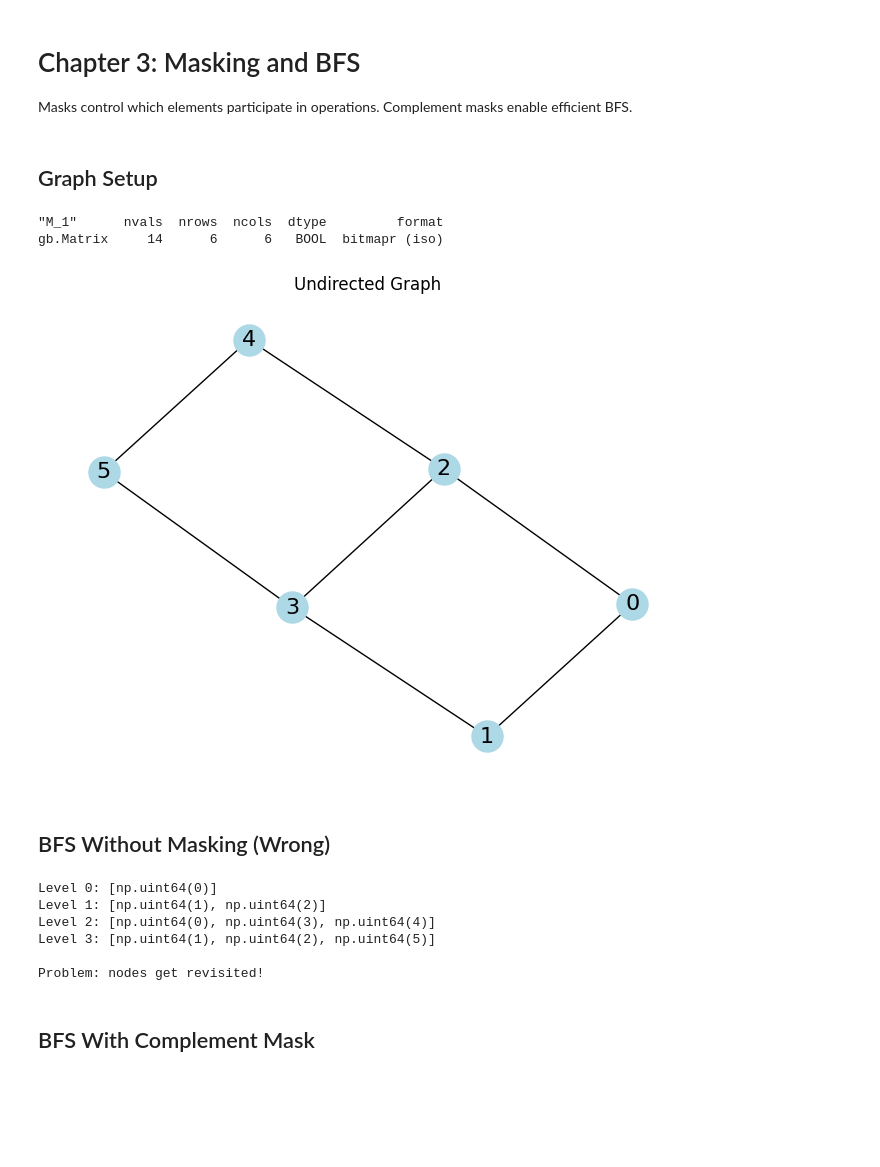
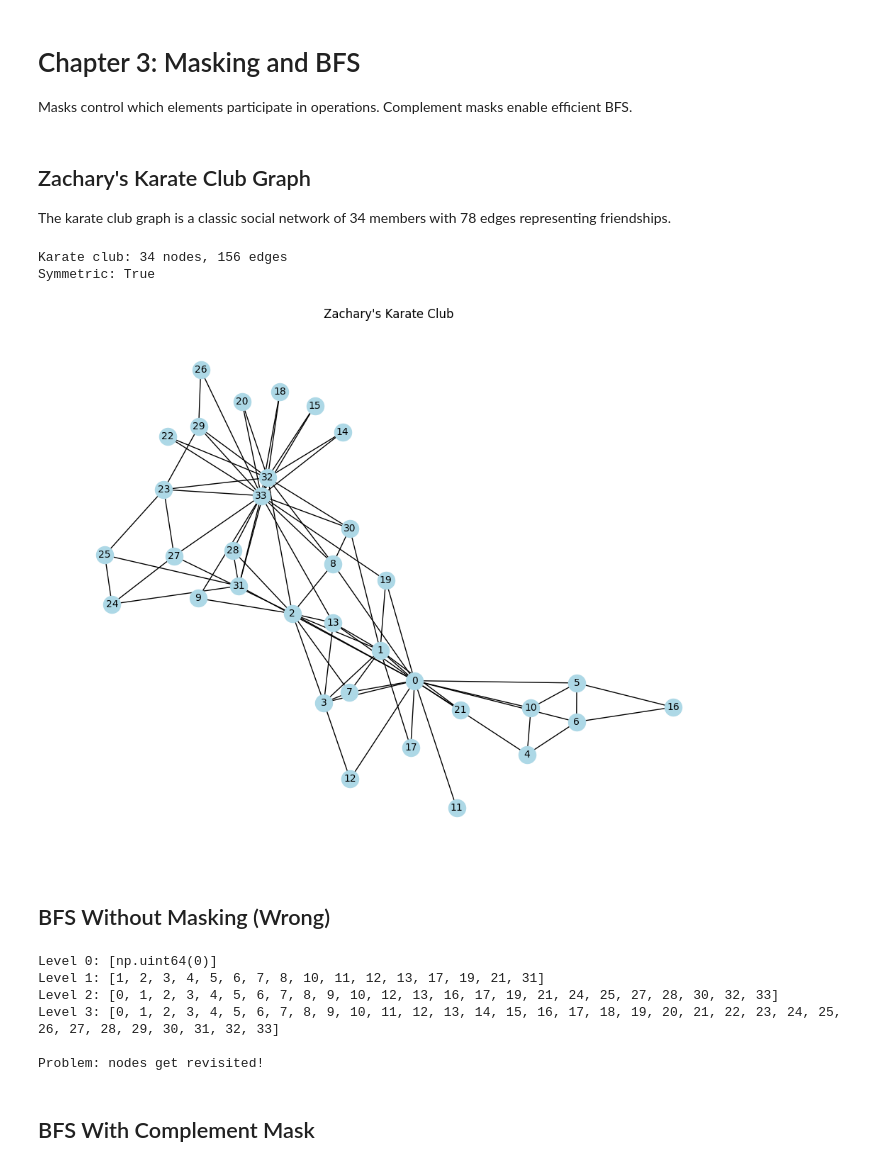
Before and after one commit to GraphBLAS/IllustratedGraphBLAS, a Jupyter notebook: notebooks/03_masking_bfs.ipynb, the cells around one changed output. Saved outputs shown, nothing was run; the diff lists cells and outputs as text; code cells hidden in the pictures; blank space fills up the shorter version.

```diff
--- a/notebooks/03_masking_bfs.ipynb
+++ b/notebooks/03_masking_bfs.ipynb
@@ -8,43 +9,51 @@ from graphblas import Matrix, Vector, semiring, binary
 import networkx as nx
 import matplotlib.pyplot as plt
 from graph_utils import draw_graph, draw_comparison, draw_vector
-# %% [markdown]
-## Graph Setup
-# %%
-# Slightly larger graph for BFS
-edges = [(0,1), (0,2), (1,3), (2,3), (2,4), (3,5), (4,5)]
-rows, cols = zip(*edges)
-
-A = Matrix.from_coo(rows, cols, [True]*len(edges), nrows=6, ncols=6, dtype=bool)
-# Make undirected
-A = A.ewise_add(A.T, binary.any).new()
-print(A)
-# %% [output]
-"M_1"      nvals  nrows  ncols  dtype         format
-gb.Matrix     14      6      6   BOOL  bitmapr (iso)
-# %%
-G = nx.Graph()
-G.add_edges_from(edges)
-pos = draw_graph(G, title="Undirected Graph", directed=False)
-# %% [output]
-[figure, removed]
+# %% [markdown]
+## Zachary's Karate Club Graph
+
+The karate club graph is a classic social network of 34 members with 78 edges representing friendships.
+# %%
+# Load karate club graph from Matrix Market format
+A = gbio.mmread("karate.mtx")
+A = A.dup(dtype=bool)  # Convert to boolean for BFS
+print(f"Karate club: {A.nrows} nodes, {A.nvals} edges")
+print(f"Symmetric: {A.isequal(A.T)}")
+# %% [output]
+Karate club: 34 nodes, 156 edges
+Symmetric: True
+# %%
+# Build NetworkX graph for visualization
+rows, cols, _ = A.to_coo()
+G = nx.Graph()
+G.add_edges_from(zip(rows, cols))
+pos = nx.spring_layout(G, seed=42)
+
+fig, ax = plt.subplots(figsize=(10, 8))
+draw_graph(G, pos=pos, ax=ax, title="Zachary's Karate Club",
+           directed=False, node_size=300, font_size=10, show=False)
+plt.tight_layout()
+plt.show()
+# %% [output]
+[figure, added]
 # %% [markdown]
 ## BFS Without Masking (Wrong)
 # %%
 # Starting from node 0
-frontier = Vector.from_coo([0], [True], size=6, dtype=bool)
+n = A.nrows
+frontier = Vector.from_coo([0], [True], size=n, dtype=bool)
 
 print("Level 0:", list(frontier.to_coo()[0]))
 for i in range(1, 4):
     frontier = frontier.vxm(A, semiring.any_pair).new()
-    print(f"Level {i}:", list(frontier.to_coo()[0]))
+    print(f"Level {i}:", sorted([int(x) for x in frontier.to_coo()[0]]))
 
 print("\nProblem: nodes get revisited!")
 # %% [output]
 Level 0: [np.uint64(0)]
-Level 1: [np.uint64(1), np.uint64(2)]
-Level 2: [np.uint64(0), np.uint64(3), np.uint64(4)]
-Level 3: [np.uint64(1), np.uint64(2), np.uint64(5)]
+Level 1: [1, 2, 3, 4, 5, 6, 7, 8, 10, 11, 12, 13, 17, 19, 21, 31]
+Level 2: [0, 1, 2, 3, 4, 5, 6, 7, 8, 9, 10, 12, 13, 16, 17, 19, 21, 24, 25, 27, 28, 30, 32, 33]
+Level 3: [0, 1, 2, 3, 4, 5, 6, 7, 8, 9, 10, 11, 12, 13, 14, 15, 16, 17, 18, 19, 20, 21, 22, 23, 24, 25, 26, 27, 28, 29, 30, 31, 32, 33]
 
 Problem: nodes get revisited!
 # %% [markdown]
```
Also changed, not shown: parts of 4 cells of this notebook, 19 other files.
